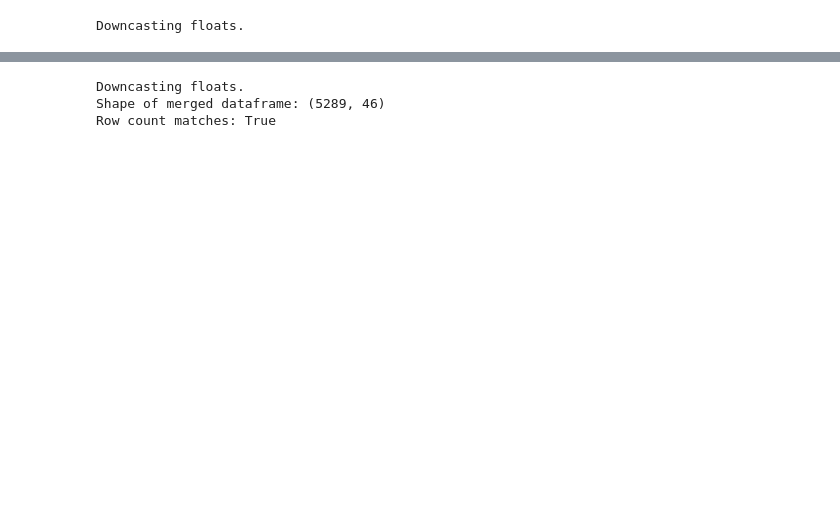
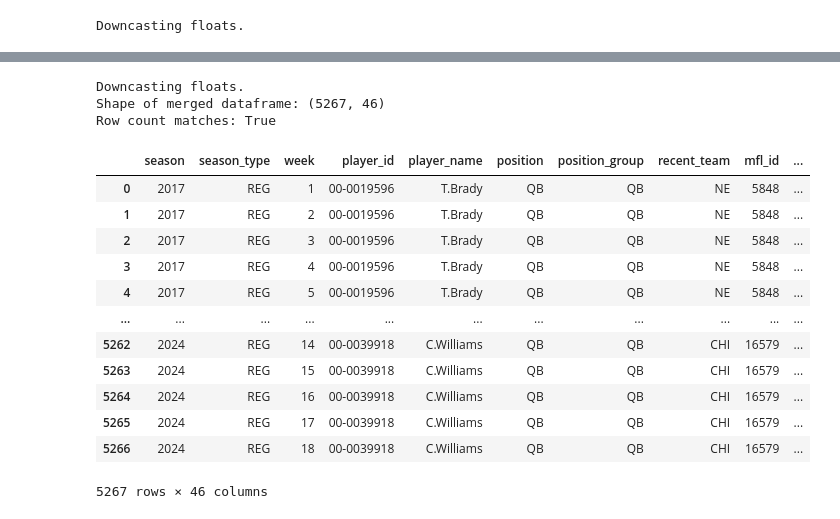
Before and after one commit to ARCtechmo/fanfav, a Jupyter notebook: qb_df.ipynb, the cells around one changed output, grey strips where cells are left out. Drawn from its saved outputs; the diff is of its cells as text; code cells hidden in the pictures; blank space fills up the shorter version.

```diff
--- a/qb_df.ipynb
+++ b/qb_df.ipynb
@@ -115,35 +131,51 @@ qb_specific_columns = [
     'passing_yards_after_catch', 'passing_first_downs',
     'passing_epa', 'passing_2pt_conversions', 'pacr', 'dakota'
 ]
 
 # Pull QB-specific columns from weekly data
 qb_stats = nfl.import_weekly_data(
     years=years,
     columns=['player_id', 'season', 'week'] + qb_specific_columns  # Include keys for merging
 )
 
 # Merge QB-specific stats with quarterback_ids
 qb_ids_weekly_stats = pd.merge(
     quarterback_ids,
     qb_stats,
     on=['player_id', 'season', 'week'],  # Ensure correct alignment
     how='inner'
 )
 
 # Display the resulting dataframe for review
 print(f"Shape of merged dataframe: {qb_ids_weekly_stats.shape}")
 
 # Row integrity check
 print(
     f"Row count matches: {qb_ids_weekly_stats.shape[0] == quarterback_ids.shape[0]}"
 )
 
 # Display the dataframe
-# display(qb_ids_weekly_stats)
+display(qb_ids_weekly_stats)
+
+# ***csv file***
+# qb_ids_weekly_stats.to_csv('qb_ids_weekly_stats.csv', index=False)
 # %% [output]
 Downcasting floats.
-Shape of merged dataframe: (5289, 46)
+Shape of merged dataframe: (5267, 46)
 Row count matches: True
+|  | season | season_type | week | player_id | player_name | position | position_group | recent_team | mfl_id | ... |
+| 0 | 2017 | REG | 1 | 00-0019596 | T.Brady | QB | QB | NE | 5848 | ... |
+| 1 | 2017 | REG | 2 | 00-0019596 | T.Brady | QB | QB | NE | 5848 | ... |
+| 2 | 2017 | REG | 3 | 00-0019596 | T.Brady | QB | QB | NE | 5848 | ... |
+| 3 | 2017 | REG | 4 | 00-0019596 | T.Brady | QB | QB | NE | 5848 | ... |
+| 4 | 2017 | REG | 5 | 00-0019596 | T.Brady | QB | QB | NE | 5848 | ... |
+| ... | ... | ... | ... | ... | ... | ... | ... | ... | ... | ... |
+| 5262 | 2024 | REG | 14 | 00-0039918 | C.Williams | QB | QB | CHI | 16579 | ... |
+| 5263 | 2024 | REG | 15 | 00-0039918 | C.Williams | QB | QB | CHI | 16579 | ... |
+| 5264 | 2024 | REG | 16 | 00-0039918 | C.Williams | QB | QB | CHI | 16579 | ... |
+| 5265 | 2024 | REG | 17 | 00-0039918 | C.Williams | QB | QB | CHI | 16579 | ... |
+| 5266 | 2024 | REG | 18 | 00-0039918 | C.Williams | QB | QB | CHI | 16579 | ... |
+5267 rows × 46 columns
 # %%
 # Output: imports the NFL next-generation stats for quarterbacks from the nfl python library
 
```
Also changed, not shown: parts of 126 cells of this notebook.
